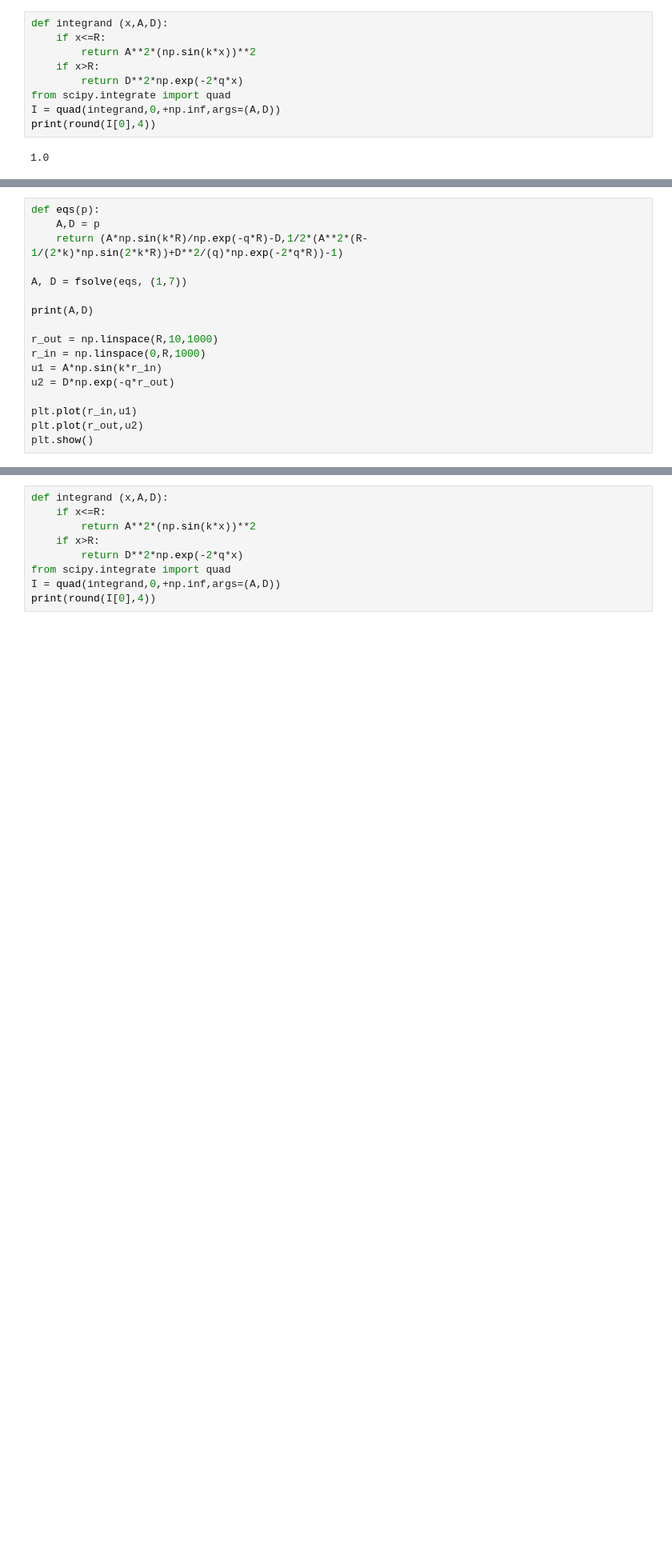
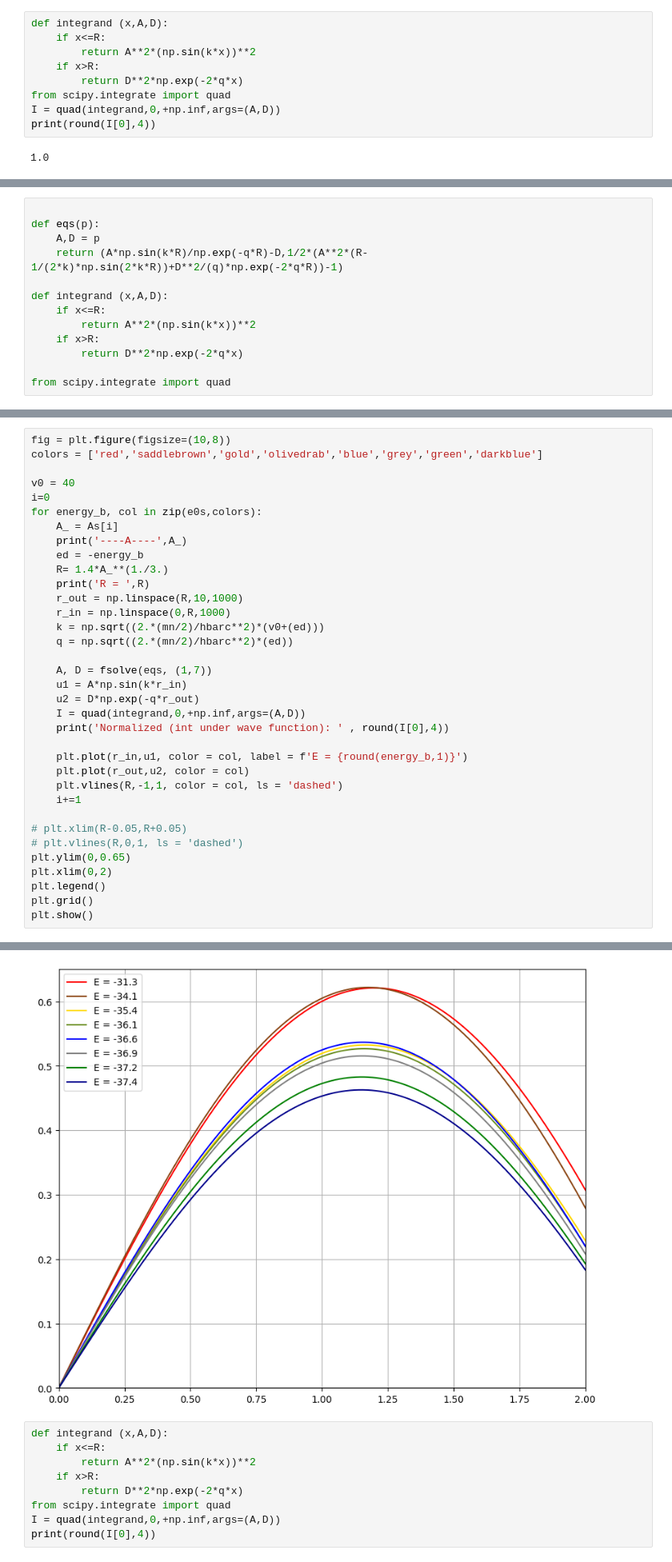
Before and after one commit to mariaheisel99/Studies, a Jupyter notebook: Nuclear_II/exercises.ipynb, the cells around one changed output, grey strips where cells are left out. Shown at 80% size. Cells and saved outputs as stored; diff of their text form; blank space fills up the shorter version.

```diff
--- a/Nuclear_II/exercises.ipynb
+++ b/Nuclear_II/exercises.ipynb
@@ -479,17 +498,13 @@ q    =  0.9073321100094208
 # %%
+
 def eqs(p):
     A,D = p
     return (A*np.sin(k*R)/np.exp(-q*R)-D,1/2*(A**2*(R-1/(2*k)*np.sin(2*k*R))+D**2/(q)*np.exp(-2*q*R))-1)
 
-A, D = fsolve(eqs, (1,7))
+def integrand (x,A,D):
+    if x<=R:
+        return A**2*(np.sin(k*x))**2
+    if x>R:
+        return D**2*np.exp(-2*q*x)
 
-print(A,D)
-
-r_out = np.linspace(R,10,1000)
-r_in = np.linspace(0,R,1000)
-u1 = A*np.sin(k*r_in)
-u2 = D*np.exp(-q*r_out)
-
-plt.plot(r_in,u1)
-plt.plot(r_out,u2)
-plt.show()
+from scipy.integrate import quad
@@ -498,0 +511,36 @@ plt.show()
+# %%
+fig = plt.figure(figsize=(10,8))
+colors = ['red','saddlebrown','gold','olivedrab','blue','grey','green','darkblue']
+
+v0 = 40
+i=0
+for energy_b, col in zip(e0s,colors):
+    A_ = As[i]
+    print('----A----',A_)
+    ed = -energy_b
+    R= 1.4*A_**(1./3.)
+    print('R = ',R)
+    r_out = np.linspace(R,10,1000)
+    r_in = np.linspace(0,R,1000)
+    k = np.sqrt((2.*(mn/2)/hbarc**2)*(v0+(ed)))
+    q = np.sqrt((2.*(mn/2)/hbarc**2)*(ed))
+
+    A, D = fsolve(eqs, (1,7))
+    u1 = A*np.sin(k*r_in)
+    u2 = D*np.exp(-q*r_out)
+    I = quad(integrand,0,+np.inf,args=(A,D))
+    print('Normalized (int under wave function): ' , round(I[0],4))
+
+    plt.plot(r_in,u1, color = col, label = f'E = {round(energy_b,1)}')
+    plt.plot(r_out,u2, color = col)
+    plt.vlines(R,-1,1, color = col, ls = 'dashed')
+    i+=1
+
+# plt.xlim(R-0.05,R+0.05)
+# plt.vlines(R,0,1, ls = 'dashed')
+plt.ylim(0,0.65)
+plt.xlim(0,2)
+plt.legend()
+plt.grid()
+plt.show()
+# %% [output]
@@ -499,3 +564,4 @@ plt.show()
+[figure, added]
 # %%
 def integrand (x,A,D):
     if x<=R:
```
Also changed, not shown: parts of 12 cells of this notebook.
